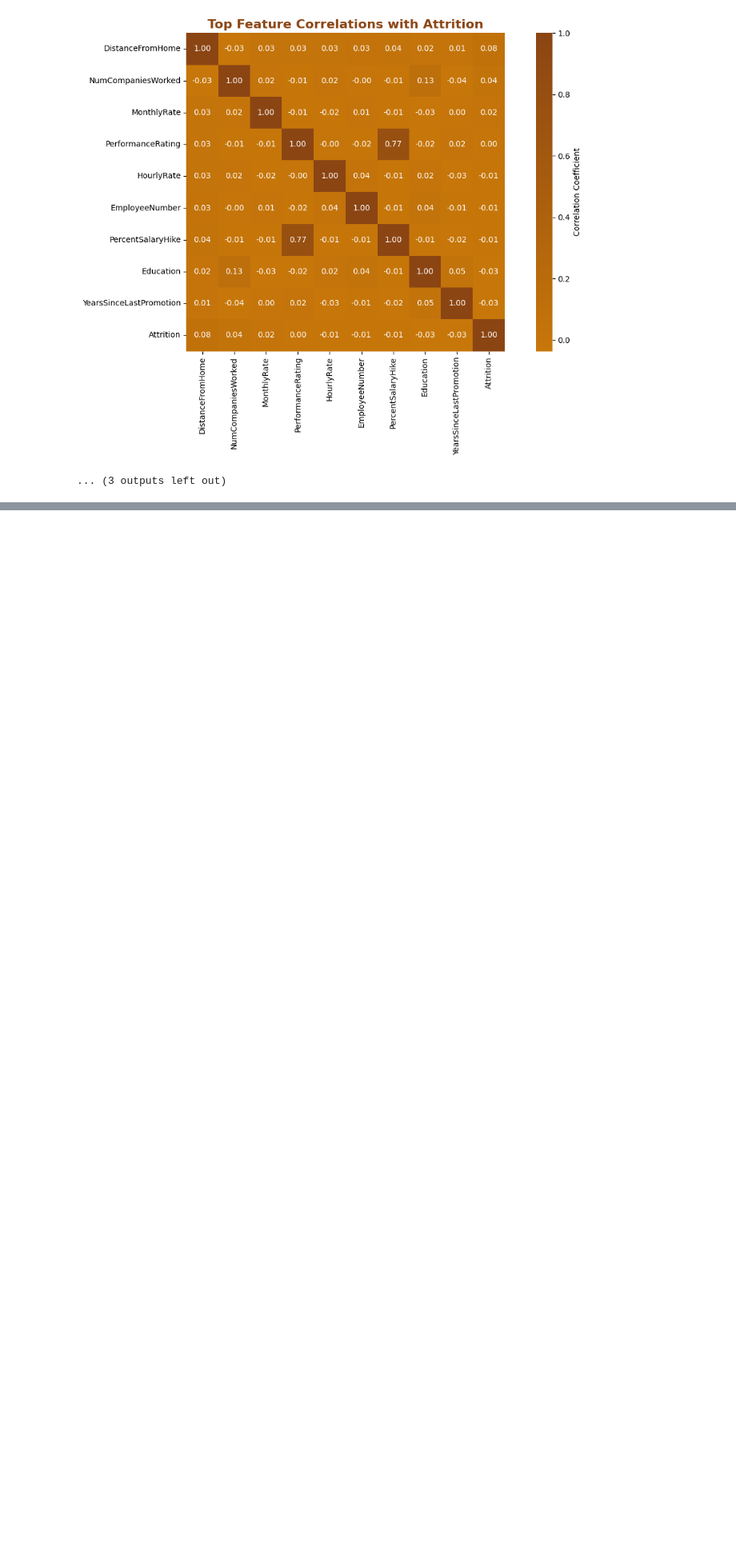
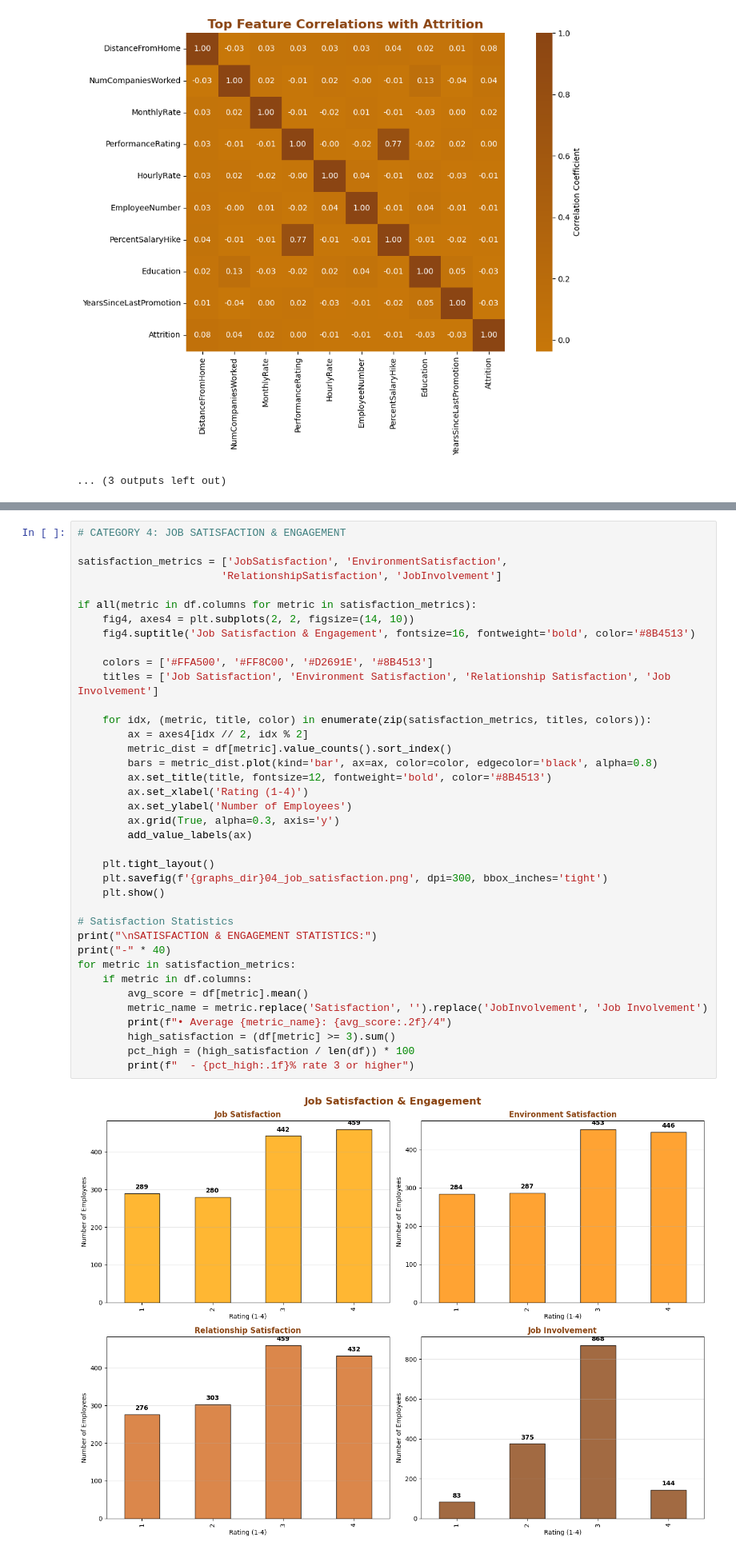
Before and after one commit to SofSalvadoIMS/EDSB25-PredictingEmployeeAttrition-GROUP11, a Jupyter notebook: notebooks/graphs.ipynb, the cells around one changed output, grey strips where cells are left out. Shown at 80% size. Saved outputs shown, nothing was run; the diff lists cells and outputs as text; blank space fills up the shorter version.

```diff
--- a/notebooks/graphs.ipynb
+++ b/notebooks/graphs.ipynb
@@ -294,0 +608,40 @@ Passing `palette` without assigning `hue` is deprecated and will be removed in v
+# %%
+# CATEGORY 4: JOB SATISFACTION & ENGAGEMENT
+
+satisfaction_metrics = ['JobSatisfaction', 'EnvironmentSatisfaction',
+                       'RelationshipSatisfaction', 'JobInvolvement']
+
+if all(metric in df.columns for metric in satisfaction_metrics):
+    fig4, axes4 = plt.subplots(2, 2, figsize=(14, 10))
+    fig4.suptitle('Job Satisfaction & Engagement', fontsize=16, fontweight='bold', color='#8B4513')
+
+    colors = ['#FFA500', '#FF8C00', '#D2691E', '#8B4513']
+    titles = ['Job Satisfaction', 'Environment Satisfaction', 'Relationship Satisfaction', 'Job Involvement']
+
+    for idx, (metric, title, color) in enumerate(zip(satisfaction_metrics, titles, colors)):
+        ax = axes4[idx // 2, idx % 2]
+        metric_dist = df[metric].value_counts().sort_index()
+        bars = metric_dist.plot(kind='bar', ax=ax, color=color, edgecolor='black', alpha=0.8)
+        ax.set_title(title, fontsize=12, fontweight='bold', color='#8B4513')
+        ax.set_xlabel('Rating (1-4)')
+        ax.set_ylabel('Number of Employees')
+        ax.grid(True, alpha=0.3, axis='y')
+        add_value_labels(ax)
+
+    plt.tight_layout()
+    plt.savefig(f'{graphs_dir}04_job_satisfaction.png', dpi=300, bbox_inches='tight')
+    plt.show()
+
+# Satisfaction Statistics
+print("\nSATISFACTION & ENGAGEMENT STATISTICS:")
+print("-" * 40)
+for metric in satisfaction_metrics:
+    if metric in df.columns:
+        avg_score = df[metric].mean()
+        metric_name = metric.replace('Satisfaction', '').replace('JobInvolvement', 'Job Involvement')
+        print(f"• Average {metric_name}: {avg_score:.2f}/4")
+        high_satisfaction = (df[metric] >= 3).sum()
+        pct_high = (high_satisfaction / len(df)) * 100
+        print(f"  - {pct_high:.1f}% rate 3 or higher")
+# %% [output]
+[figure, added]
```
Also changed, not shown: parts of 10 cells of this notebook, 15 other files.
